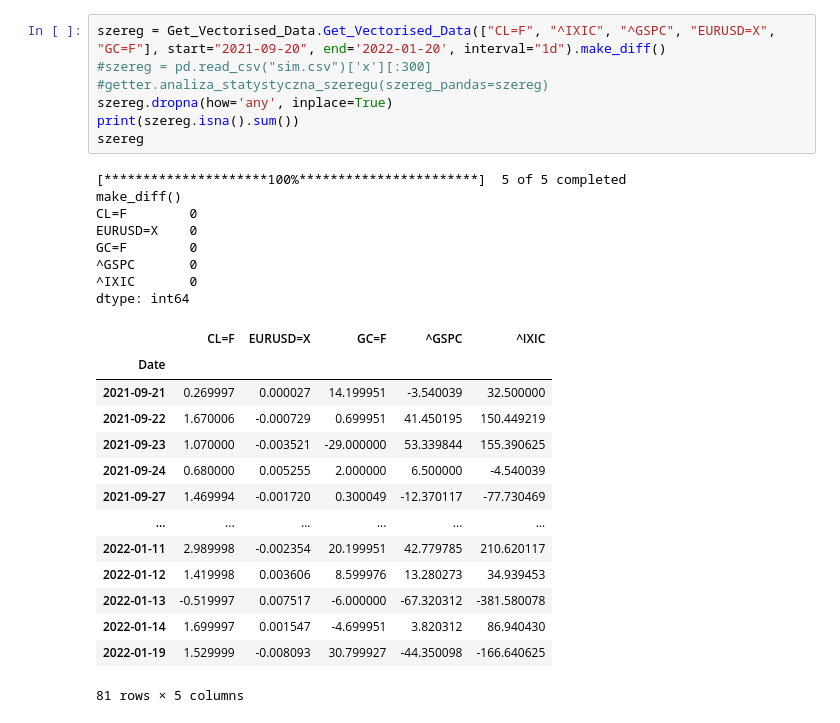
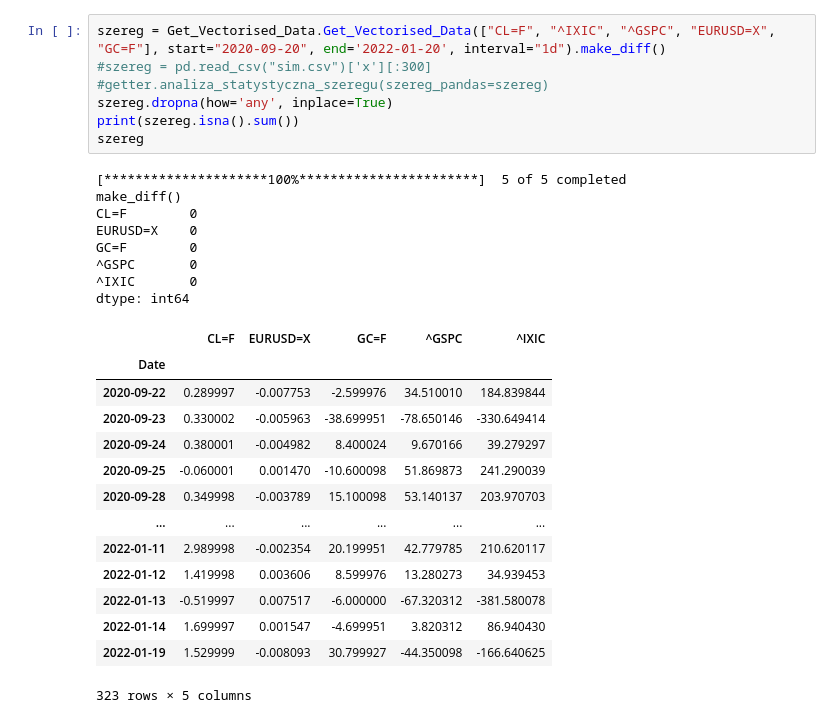
Before and after one commit to rutkowskaa/finalna_praca_licencjacka, a Jupyter notebook: vectorised.ipynb, the cells around one changed output. Drawn from its saved outputs; the diff is of its cells as text.

```diff
--- a/vectorised.ipynb
+++ b/vectorised.ipynb
@@ -26,30 +31,30 @@ Date
 # %%
-szereg = Get_Vectorised_Data.Get_Vectorised_Data(["CL=F", "^IXIC", "^GSPC", "EURUSD=X", "GC=F"], start="2021-09-20", end='2022-01-20', interval="1d").make_diff()
+szereg = Get_Vectorised_Data.Get_Vectorised_Data(["CL=F", "^IXIC", "^GSPC", "EURUSD=X", "GC=F"], start="2020-09-20", end='2022-01-20', interval="1d").make_diff()
 #szereg = pd.read_csv("sim.csv")['x'][:300]
 #getter.analiza_statystyczna_szeregu(szereg_pandas=szereg)
 szereg.dropna(how='any', inplace=True)
 print(szereg.isna().sum())
 szereg
 # %% [output]
 [*********************100%***********************]  5 of 5 completed
 make_diff()
 CL=F        0
 EURUSD=X    0
 GC=F        0
 ^GSPC       0
 ^IXIC       0
 dtype: int64
 |  | CL=F | EURUSD=X | GC=F | ^GSPC | ^IXIC |
 | Date |  |  |  |  |  |
-| 2021-09-21 | 0.269997 | 0.000027 | 14.199951 | -3.540039 | 32.500000 |
-| 2021-09-22 | 1.670006 | -0.000729 | 0.699951 | 41.450195 | 150.449219 |
-| 2021-09-23 | 1.070000 | -0.003521 | -29.000000 | 53.339844 | 155.390625 |
-| 2021-09-24 | 0.680000 | 0.005255 | 2.000000 | 6.500000 | -4.540039 |
-| 2021-09-27 | 1.469994 | -0.001720 | 0.300049 | -12.370117 | -77.730469 |
+| 2020-09-22 | 0.289997 | -0.007753 | -2.599976 | 34.510010 | 184.839844 |
+| 2020-09-23 | 0.330002 | -0.005963 | -38.699951 | -78.650146 | -330.649414 |
+| 2020-09-24 | 0.380001 | -0.004982 | 8.400024 | 9.670166 | 39.279297 |
+| 2020-09-25 | -0.060001 | 0.001470 | -10.600098 | 51.869873 | 241.290039 |
+| 2020-09-28 | 0.349998 | -0.003789 | 15.100098 | 53.140137 | 203.970703 |
 | ... | ... | ... | ... | ... | ... |
 | 2022-01-11 | 2.989998 | -0.002354 | 20.199951 | 42.779785 | 210.620117 |
 | 2022-01-12 | 1.419998 | 0.003606 | 8.599976 | 13.280273 | 34.939453 |
 | 2022-01-13 | -0.519997 | 0.007517 | -6.000000 | -67.320312 | -381.580078 |
 | 2022-01-14 | 1.699997 | 0.001547 | -4.699951 | 3.820312 | 86.940430 |
 | 2022-01-19 | 1.529999 | -0.008093 | 30.799927 | -44.350098 | -166.640625 |
-81 rows × 5 columns
+323 rows × 5 columns
```
Also changed, not shown: parts of 5 cells of this notebook, 4 other files.
